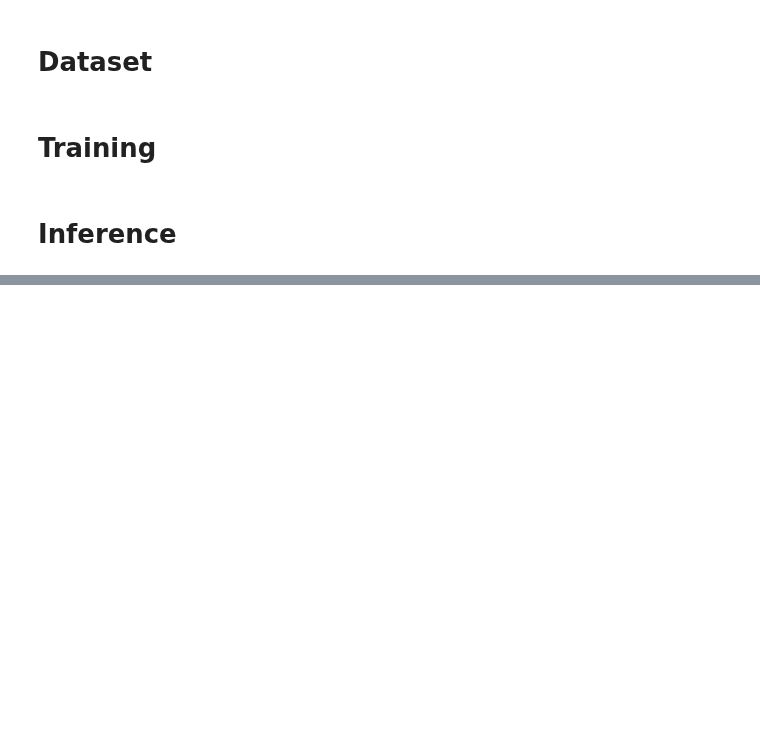
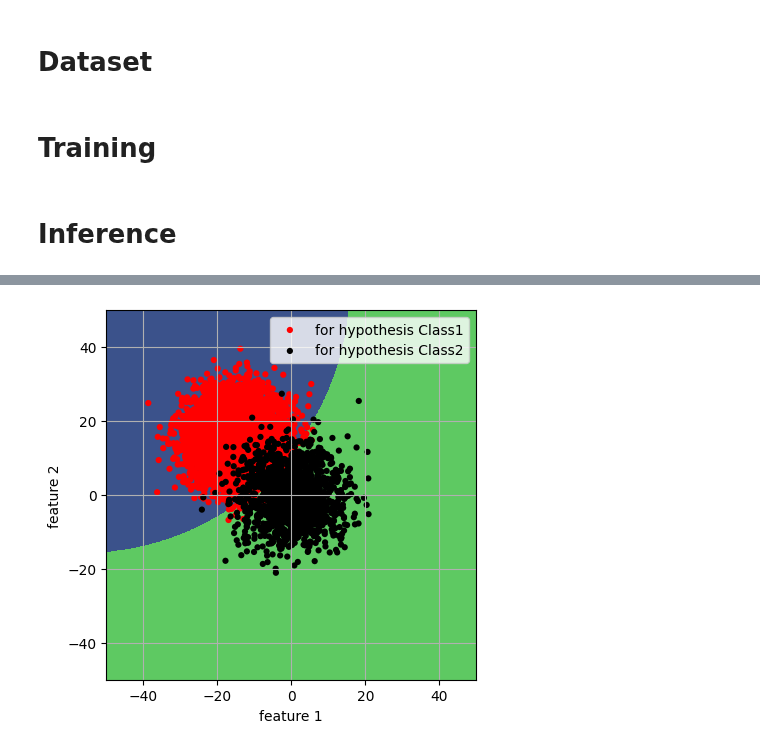
Before and after one commit to khetansarvesh/Tabular-Cross-Sectional-Modelling, a Jupyter notebook: modelling/classification/BayesAlgorithm.ipynb, the cells around one changed output, grey strips where cells are left out. Cells and saved outputs as stored; diff of their text form; code cells hidden in the pictures; blank space fills up the shorter version.

```diff
--- a/modelling/classification/BayesAlgorithm.ipynb
+++ b/modelling/classification/BayesAlgorithm.ipynb
@@ -176,0 +184,4 @@ No. of Misclassification to class 2 : 173
+# %%
+plotter(dataset_class1, prob_class1, mean_class1, sigma_class1, dataset_class2, prob_class2, mean_class2, sigma_class2)
+# %% [output]
+[figure, added]
```
Also changed, not shown: parts of 9 cells of this notebook.
